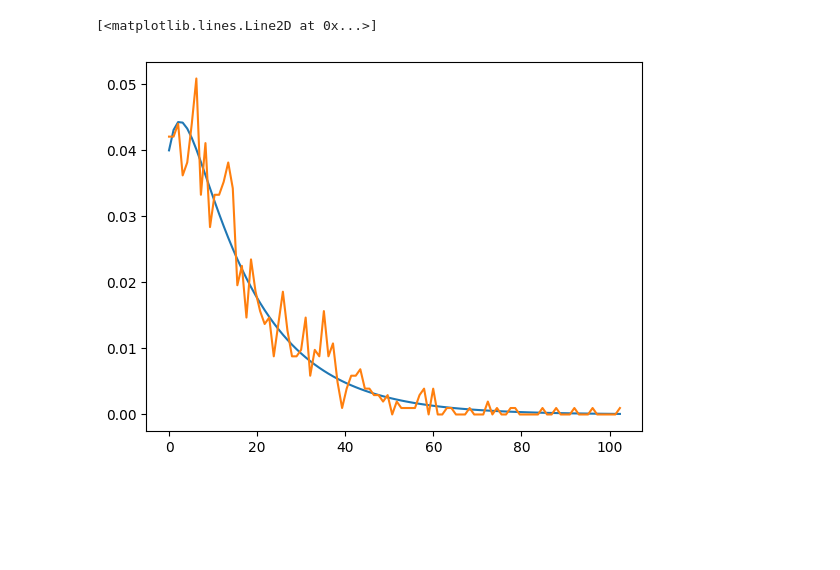
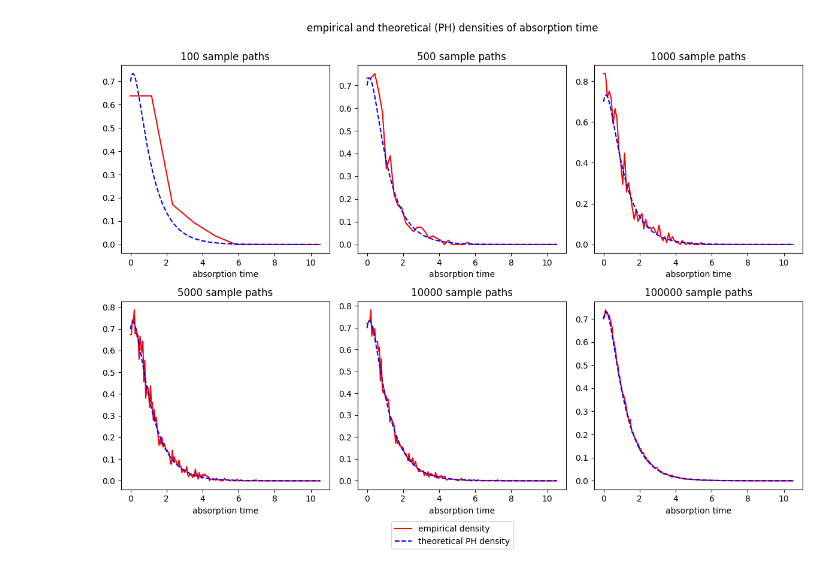
Before and after one commit to simonsavine/phasetype, a Jupyter notebook: markov_chain_simulation_continuous_time.ipynb, the cells around one changed output. Saved outputs shown, nothing was run; the diff lists cells and outputs as text; code cells hidden in the pictures; blank space fills up the shorter version.

```diff
--- a/markov_chain_simulation_continuous_time.ipynb
+++ b/markov_chain_simulation_continuous_time.ipynb
@@ -227,7 +215,7 @@ paths = ctmc.sample_paths(N)
 # %%
 # check state probabilities
 # %%
-t = 5
+t = 1
 theoretical_probas = ctmc.calc_probas(t)
 theoretical_probas
 # %% [output]
@@ -262,15 +249,38 @@ theoretical_densities = [ctmc.calc_phase_type_pdf(t) for t in ts]
+# %%
+# check distribution of absorption time
+lower = 0
+higher = np.max(absorption_times)
+times = np.linspace(lower, higher, 1000)
+theoretical_densities = [ctmc.calc_phase_type_pdf(t) for t in times]
 # %%
-empirical_densities = [0]
-for i in range(1, len(ts)):
-  t0 = ts[i-1]
-  t1 = ts[i]
-  count = np.count_nonzero((abs_times >=t0) & (abs_times < t1))
-  empirical_densities.append(count)
-empirical_densities = np.array(empirical_densities) / h / N
-empirical_densities[0] = empirical_densities[1]
+# helper function computes empirical density
+def compute_empirical_densities(sample, lower, higher):
+  bins = min(len(sample) // 10, 200)
+  ts = np.linspace(lower, higher, bins) + 1e-8
+  h = (higher - lower) / bins
+  empirical_densities = [0]
+  for i in range(1, len(ts)):
+    t0 = ts[i-1]
+    t1 = ts[i]
+    count = np.count_nonzero((sample >=t0) & (sample < t1))
+    empirical_densities.append(count)
+  empirical_densities = np.array(empirical_densities) / h / len(sample)
+  empirical_densities[0] = empirical_densities[1]
+  return ts, empirical_densities
-# %%
-plt.plot(ts, theoretical_densities)
-plt.plot(ts, empirical_densities)
-# %% [output]
-[<matplotlib.lines.Line2D at 0x...>]
-[figure, removed]
+# %%
+fig, axs = plt.subplots(2, 3, figsize=(12, 9))
+axs = axs.flatten()
+Ms = [100, 500, 1000, 5000, 10000, 100000]
+for ax, M in zip(axs, Ms):
+  ts, empirical_densities = compute_empirical_densities(absorption_times[:M], lower, higher)
+  ax.plot(ts, empirical_densities, color='r', label = 'empirical density')
+  ax.plot(times, theoretical_densities, color='b', linestyle="--", label = 'theoretical PH density')
+  ax.set_xlabel("absorption time")
+  ax.set_title(f"{M} sample paths")
+
+handles, labels = axs[0].get_legend_handles_labels()
+fig.legend(handles, labels, loc="lower center")
+fig.suptitle("empirical and theoretical (PH) densities of absorption time")
+plt.tight_layout(rect=[0, 0.05, 1, 0.98])
+# %% [output]
+[figure, added]
```
Also changed, not shown: parts of 18 cells of this notebook.
